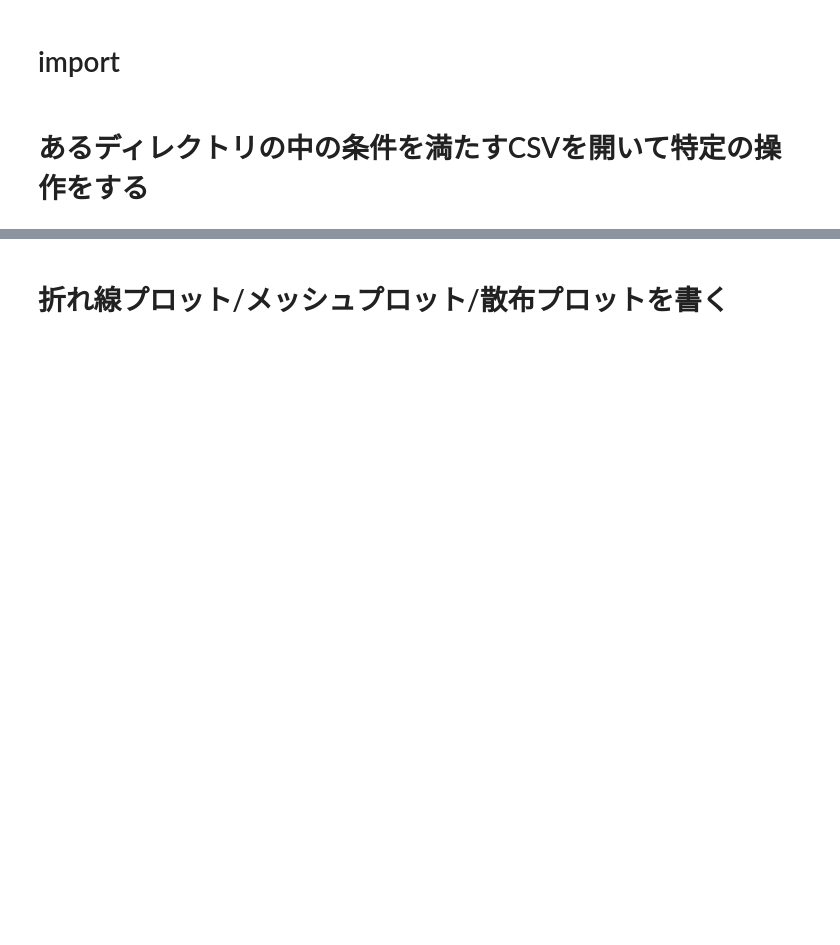
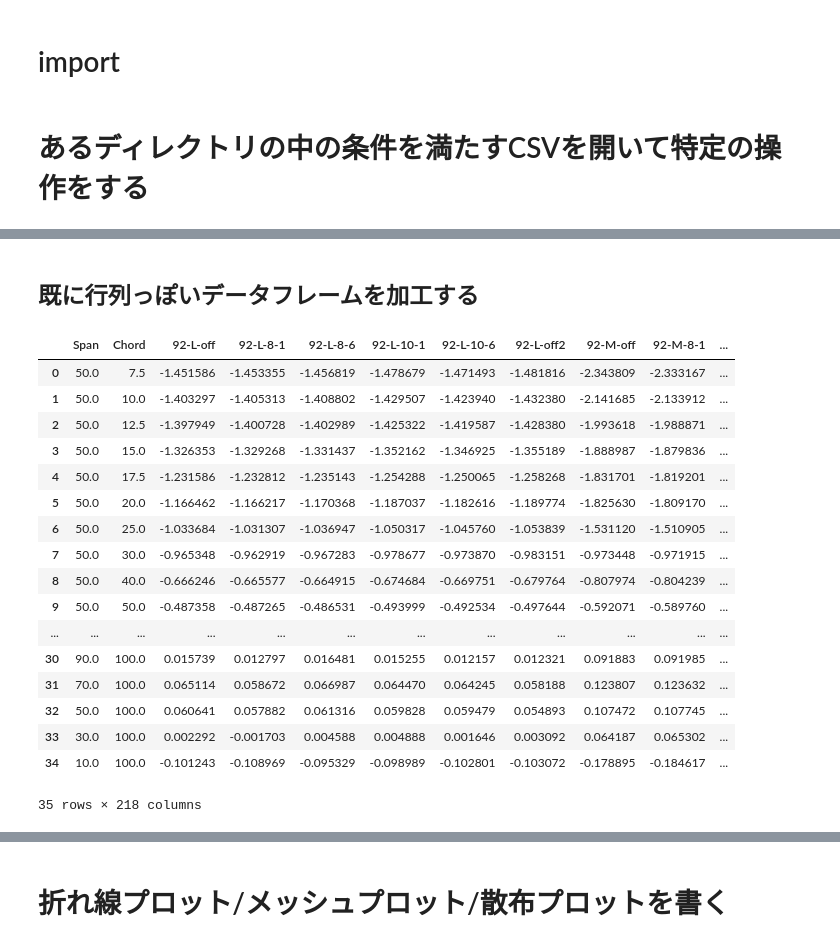
Before and after one commit to satoshi-sekimoto/sample_easypython, a Jupyter notebook: Codes.ipynb, the cells around one changed output, grey strips where cells are left out. Saved outputs shown, nothing was run; the diff lists cells and outputs as text; code cells hidden in the pictures; blank space fills up the shorter version.

```diff
--- a/Codes.ipynb
+++ b/Codes.ipynb
@@ -36,0 +203,26 @@ flightdata-20181215-1113-OFF-3.csv:DF行数=494
+# %% [markdown]
+## 既に行列っぽいデータフレームを加工する
+# %%
+#読み込み
+csvname="./csv/testdata2.csv"
+df = pd.read_csv(csvname)
+df
+# %% [output]
+|  | Span | Chord | 92-L-off | 92-L-8-1 | 92-L-8-6 | 92-L-10-1 | 92-L-10-6 | 92-L-off2 | 92-M-off | 92-M-8-1 | ... |
+| 0 | 50.0 | 7.5 | -1.451586 | -1.453355 | -1.456819 | -1.478679 | -1.471493 | -1.481816 | -2.343809 | -2.333167 | ... |
+| 1 | 50.0 | 10.0 | -1.403297 | -1.405313 | -1.408802 | -1.429507 | -1.423940 | -1.432380 | -2.141685 | -2.133912 | ... |
+| 2 | 50.0 | 12.5 | -1.397949 | -1.400728 | -1.402989 | -1.425322 | -1.419587 | -1.428380 | -1.993618 | -1.988871 | ... |
+| 3 | 50.0 | 15.0 | -1.326353 | -1.329268 | -1.331437 | -1.352162 | -1.346925 | -1.355189 | -1.888987 | -1.879836 | ... |
+| 4 | 50.0 | 17.5 | -1.231586 | -1.232812 | -1.235143 | -1.254288 | -1.250065 | -1.258268 | -1.831701 | -1.819201 | ... |
+| 5 | 50.0 | 20.0 | -1.166462 | -1.166217 | -1.170368 | -1.187037 | -1.182616 | -1.189774 | -1.825630 | -1.809170 | ... |
+| 6 | 50.0 | 25.0 | -1.033684 | -1.031307 | -1.036947 | -1.050317 | -1.045760 | -1.053839 | -1.531120 | -1.510905 | ... |
+| 7 | 50.0 | 30.0 | -0.965348 | -0.962919 | -0.967283 | -0.978677 | -0.973870 | -0.983151 | -0.973448 | -0.971915 | ... |
+| 8 | 50.0 | 40.0 | -0.666246 | -0.665577 | -0.664915 | -0.674684 | -0.669751 | -0.679764 | -0.807974 | -0.804239 | ... |
+| 9 | 50.0 | 50.0 | -0.487358 | -0.487265 | -0.486531 | -0.493999 | -0.492534 | -0.497644 | -0.592071 | -0.589760 | ... |
+| ... | ... | ... | ... | ... | ... | ... | ... | ... | ... | ... | ... |
+| 30 | 90.0 | 100.0 | 0.015739 | 0.012797 | 0.016481 | 0.015255 | 0.012157 | 0.012321 | 0.091883 | 0.091985 | ... |
+| 31 | 70.0 | 100.0 | 0.065114 | 0.058672 | 0.066987 | 0.064470 | 0.064245 | 0.058188 | 0.123807 | 0.123632 | ... |
+| 32 | 50.0 | 100.0 | 0.060641 | 0.057882 | 0.061316 | 0.059828 | 0.059479 | 0.054893 | 0.107472 | 0.107745 | ... |
+| 33 | 30.0 | 100.0 | 0.002292 | -0.001703 | 0.004588 | 0.004888 | 0.001646 | 0.003092 | 0.064187 | 0.065302 | ... |
+| 34 | 10.0 | 100.0 | -0.101243 | -0.108969 | -0.095329 | -0.098989 | -0.102801 | -0.103072 | -0.178895 | -0.184617 | ... |
+35 rows × 218 columns
```
Also changed, not shown: parts of 20 cells of this notebook, 2 other files.
